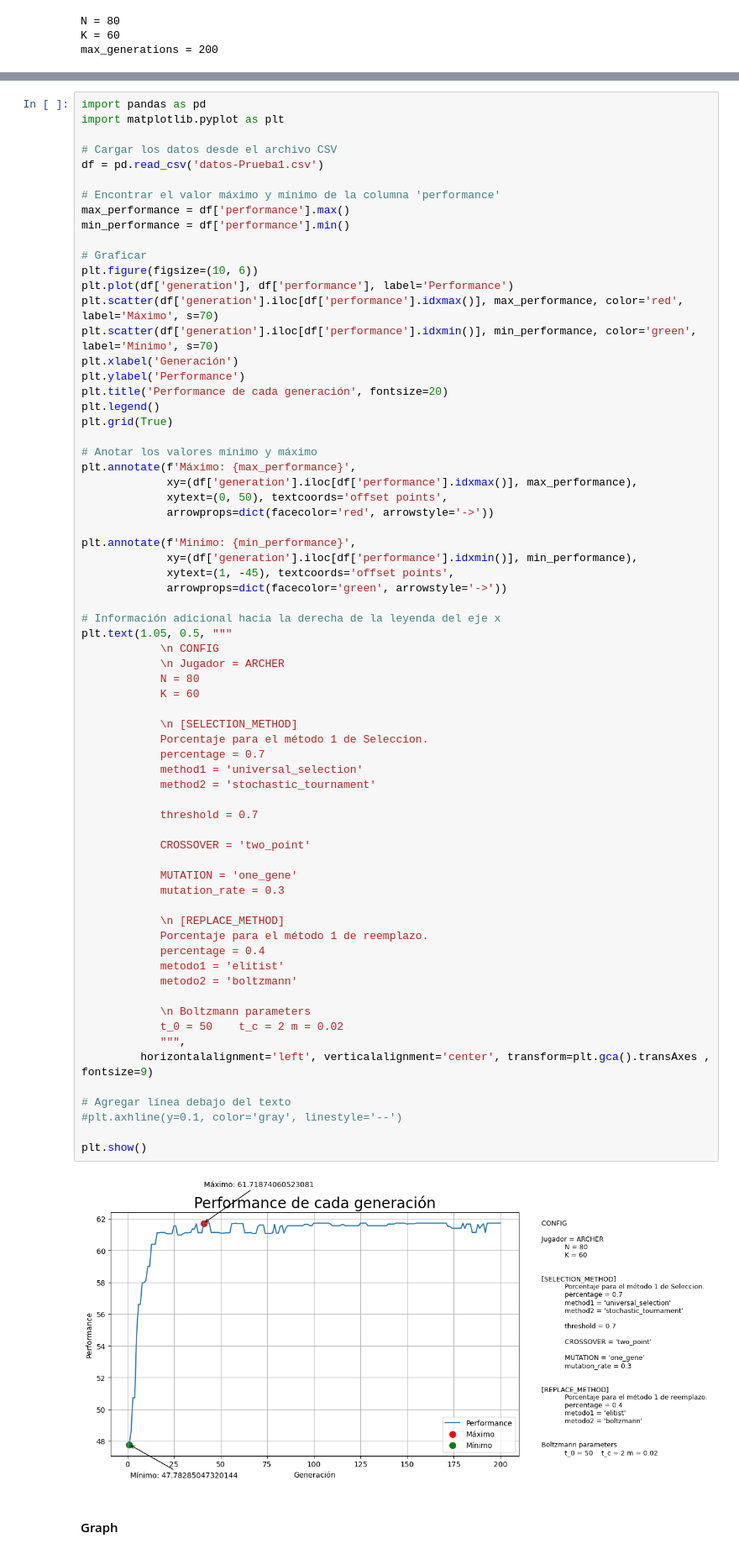
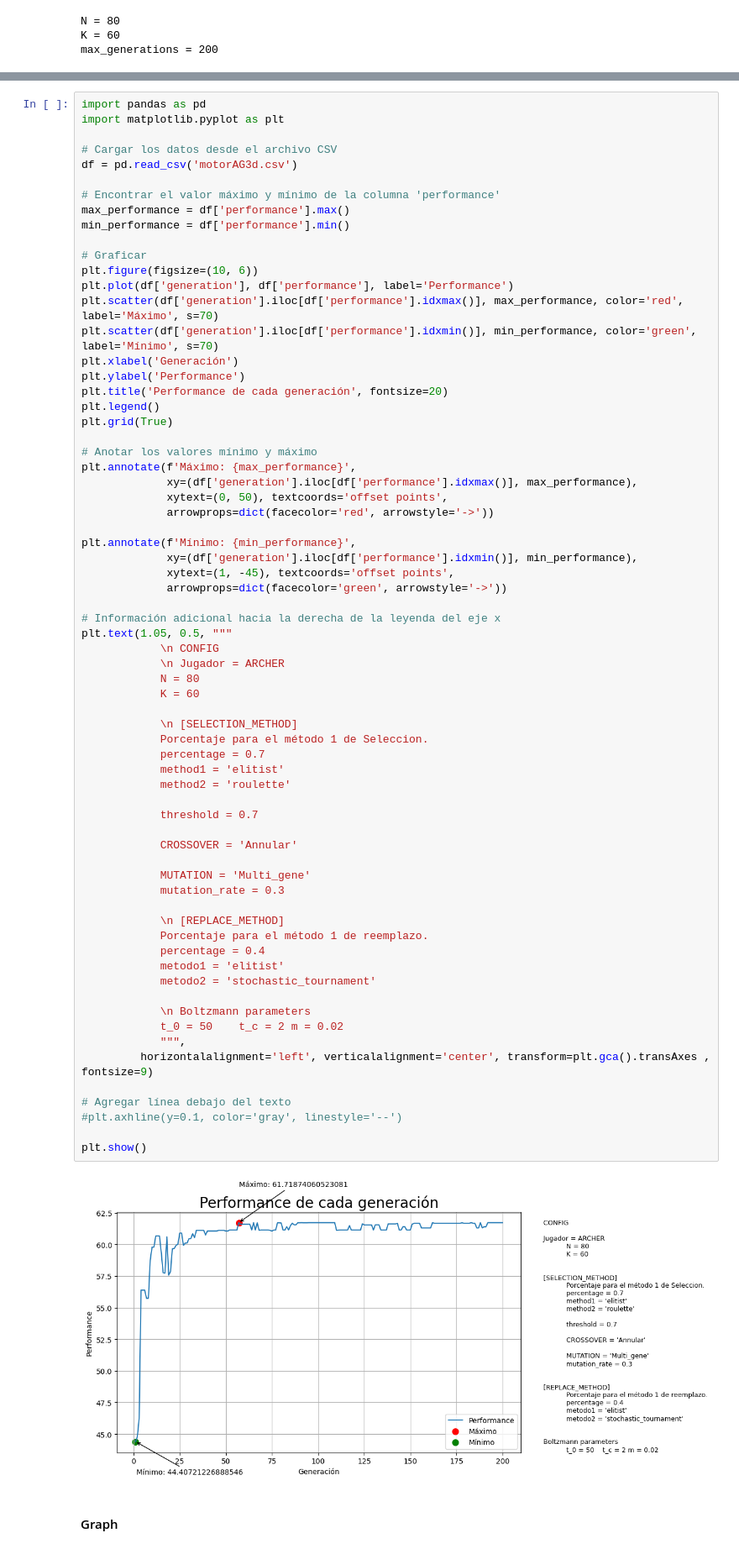
Before and after one commit to marianopm/sia-tp2, a Jupyter notebook: main-test.ipynb, the cells around one changed output, grey strips where cells are left out. Shown at 84% size. Saved outputs shown, nothing was run; the diff lists cells and outputs as text.

```diff
--- a/main-test.ipynb
+++ b/main-test.ipynb
@@ -868,7 +961,7 @@ import pandas as pd
 import matplotlib.pyplot as plt
 
 # Cargar los datos desde el archivo CSV
-df = pd.read_csv('datos-Prueba1.csv')
+df = pd.read_csv('motorAG3d.csv')
 
 # Encontrar el valor máximo y mínimo de la columna 'performance'
 max_performance = df['performance'].max()
@@ -900,39 +993,39 @@ plt.annotate(f'Mínimo: {min_performance}',
 plt.text(1.05, 0.5, """
             \n CONFIG
             \n Jugador = ARCHER
             N = 80
             K = 60
 
             \n [SELECTION_METHOD]
             Porcentaje para el método 1 de Seleccion.
             percentage = 0.7
-            method1 = 'universal_selection'
-            method2 = 'stochastic_tournament'
+            method1 = 'elitist'
+            method2 = 'roulette'
 
             threshold = 0.7
 
-            CROSSOVER = 'two_point'
+            CROSSOVER = 'Annular'
 
-            MUTATION = 'one_gene'
+            MUTATION = 'Multi_gene'
             mutation_rate = 0.3
 
             \n [REPLACE_METHOD]
             Porcentaje para el método 1 de reemplazo.
             percentage = 0.4
             metodo1 = 'elitist'
-            metodo2 = 'boltzmann'
+            metodo2 = 'stochastic_tournament'
 
             \n Boltzmann parameters
             t_0 = 50    t_c = 2 m = 0.02
             """,
          horizontalalignment='left', verticalalignment='center', transform=plt.gca().transAxes , fontsize=9)
 
 # Agregar línea debajo del texto
 #plt.axhline(y=0.1, color='gray', linestyle='--')
 
 plt.show()
 # %% [output]
-[figure, old version]
+[figure, new version]
 # %% [markdown]
 #### Graph
 # %%
```
Also changed, not shown: parts of 23 cells of this notebook, 21 other files.
